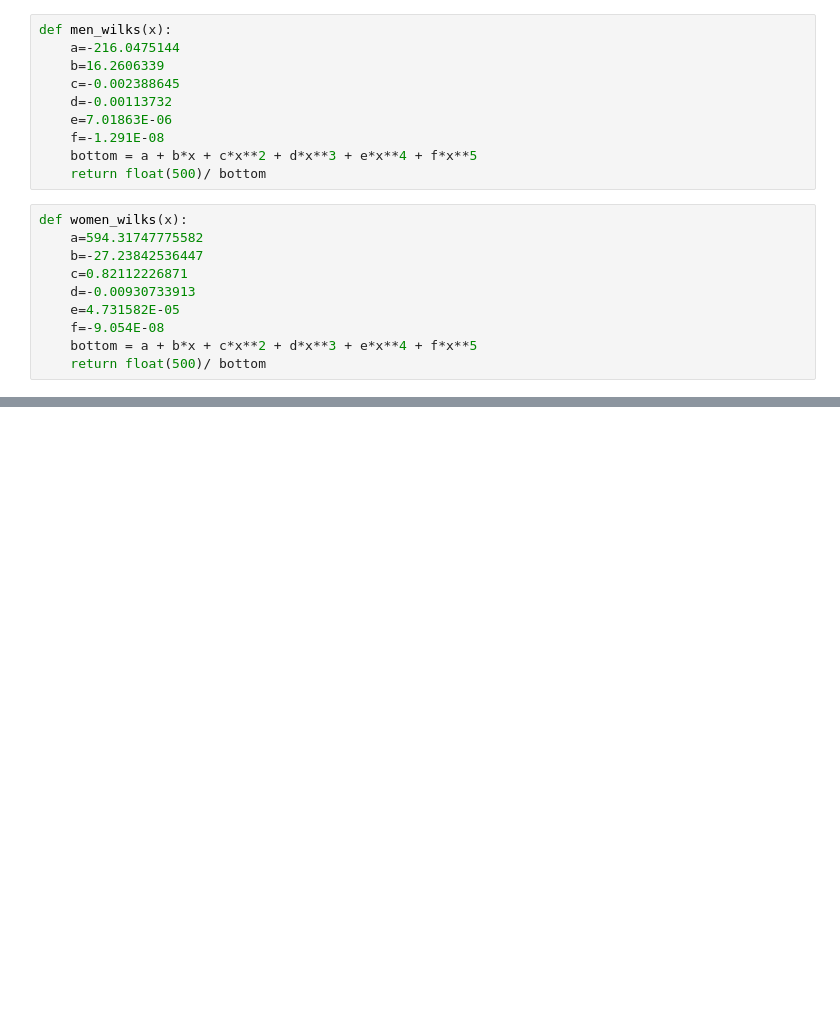
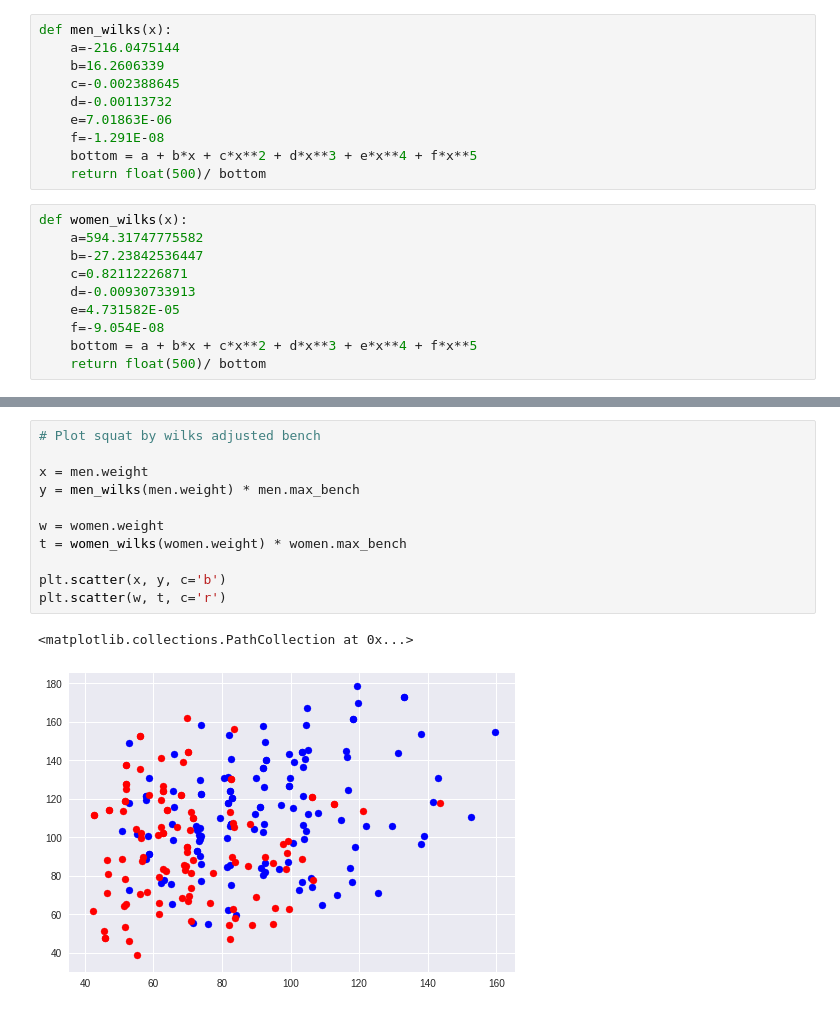
Before and after one commit to sophia-zohar/powerlifting_capstone, a Jupyter notebook: Powerlifting Scraping Project.ipynb, the cells around one changed output, grey strips where cells are left out. Cells and saved outputs as stored; diff of their text form; blank space fills up the shorter version.

```diff
--- a/Powerlifting Scraping Project.ipynb
+++ b/Powerlifting Scraping Project.ipynb
@@ -263,0 +249,14 @@ plt.show()
+# %%
+# Plot squat by wilks adjusted bench
+
+x = men.weight
+y = men_wilks(men.weight) * men.max_bench
+
+w = women.weight
+t = women_wilks(women.weight) * women.max_bench
+
+plt.scatter(x, y, c='b')
+plt.scatter(w, t, c='r')
+# %% [output]
+<matplotlib.collections.PathCollection at 0x...>
+[figure, added]
```
Also changed, not shown: parts of 35 cells of this notebook, 1 other file.
